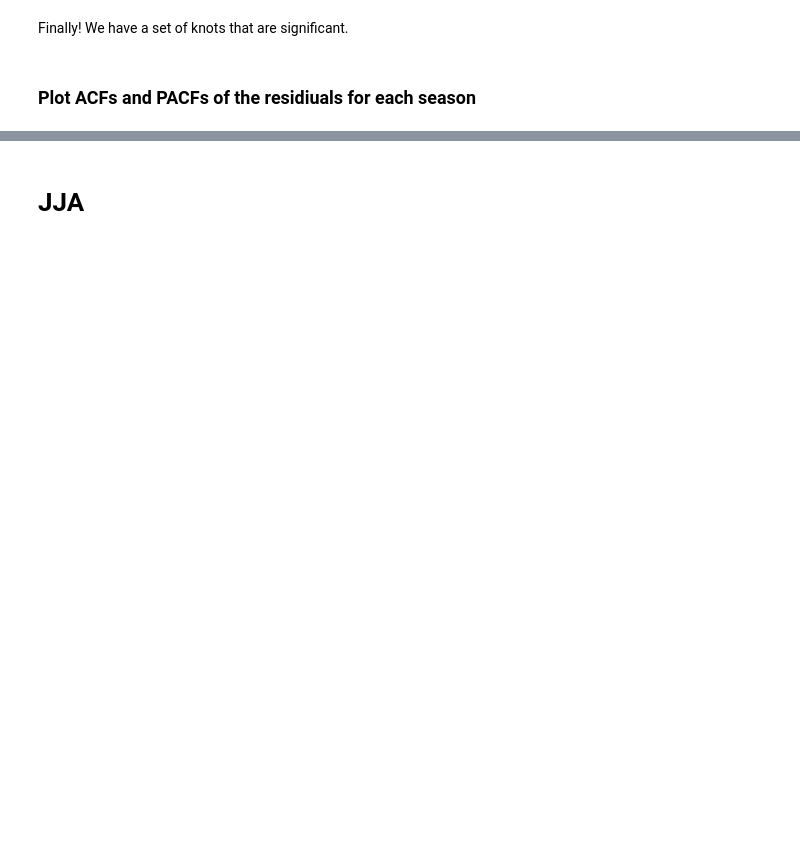
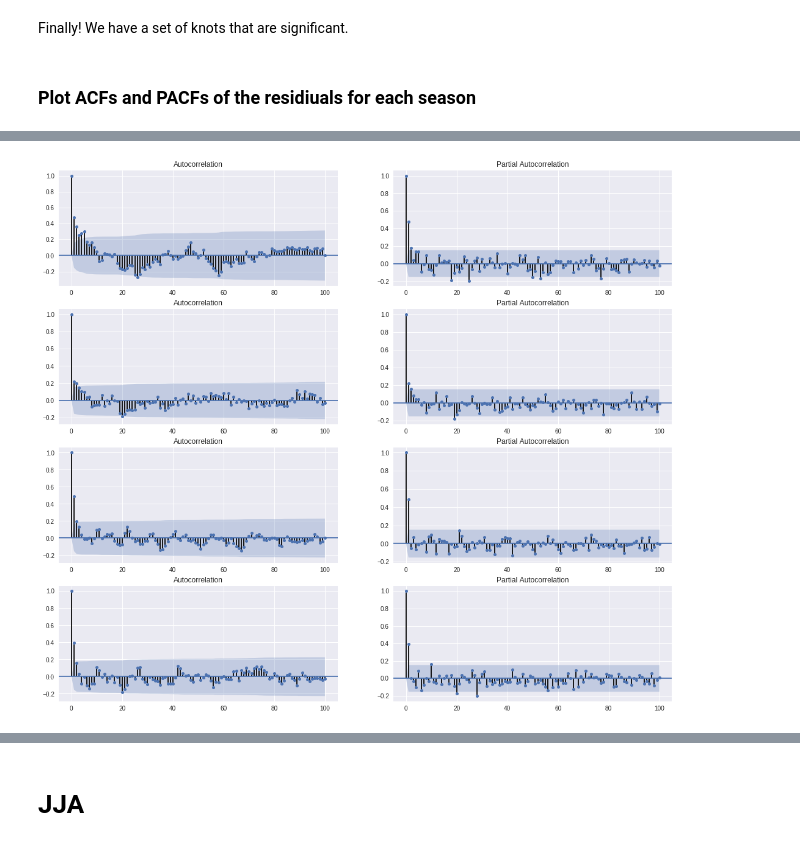
Before and after one commit to hfloresr/ArcticSea, a Jupyter notebook: seaice_splines.ipynb, the cells around one changed output, grey strips where cells are left out. Drawn from its saved outputs; the diff is of its cells as text; code cells hidden in the pictures; blank space fills up the shorter version.

```diff
--- a/seaice_splines.ipynb
+++ b/seaice_splines.ipynb
@@ -283,18 +346,20 @@ residuals = R3
 # %%
 # Plot ACFs and PACFs
 f, axs = plt.subplots(4, 2, figsize=(18,16))
 
-jja_acf = plot_acf(residuals['JJA'], lags=100, title ='JJA - ACF', ax=axs[0,0])
-jja_pacf = plot_pacf(residuals['JJA'], lags=100, title='JJA - PACF', ax=axs[0,1])
+jja_acf = plot_acf(residuals['JJA'], lags=100, ax=axs[0,0])
+jja_pacf = plot_pacf(residuals['JJA'], lags=100, ax=axs[0,1])
 
-son_acf = plot_acf(residuals['SON'], lags=100, title='SON - ACF', ax=axs[1,0])
-son_pacf = plot_pacf(residuals['SON'], lags=100, title='SON - PACF', ax=axs[1,1])
+son_acf = plot_acf(residuals['SON'], lags=100, ax=axs[1,0])
+son_pacf = plot_pacf(residuals['SON'], lags=100, ax=axs[1,1])
 
-djf_acf = plot_acf(residuals['DJF'], lags=100, title='DJF - ACF', ax=axs[2,0])
-djf_pacf = plot_pacf(residuals['DJF'], lags=100, title='DJF - PACF', ax=axs[2,1])
+djf_acf = plot_acf(residuals['DJF'], lags=100, ax=axs[2,0])
+djf_pacf = plot_pacf(residuals['DJF'], lags=100, ax=axs[2,1])
 
-mam_acf = plot_acf(residuals['MAM'], lags=100, title='MAM - ACF', ax=axs[3,0])
-mam_pacf = plot_pacf(residuals['MAM'], lags=100, title='MAM - PACF', ax=axs[3,1])
+mam_acf = plot_acf(residuals['MAM'], lags=100, ax=axs[3,0])
+mam_pacf = plot_pacf(residuals['MAM'], lags=100, ax=axs[3,1])
+# %% [output]
+[figure, added]
 # %%
 %%javascript
 IPython.OutputArea.prototype._should_scroll = function(lines) {
```
Also changed, not shown: parts of 49 cells of this notebook.
